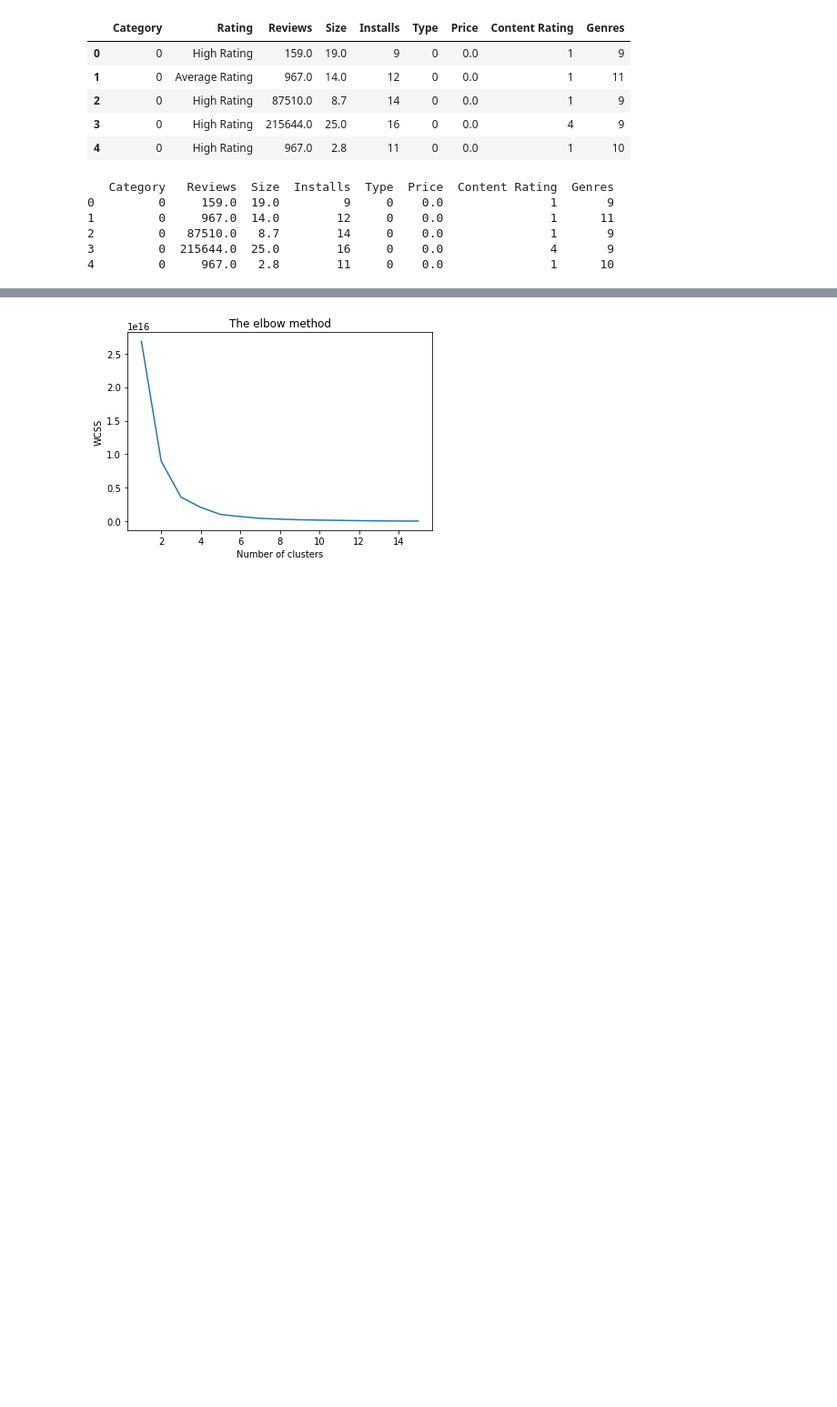
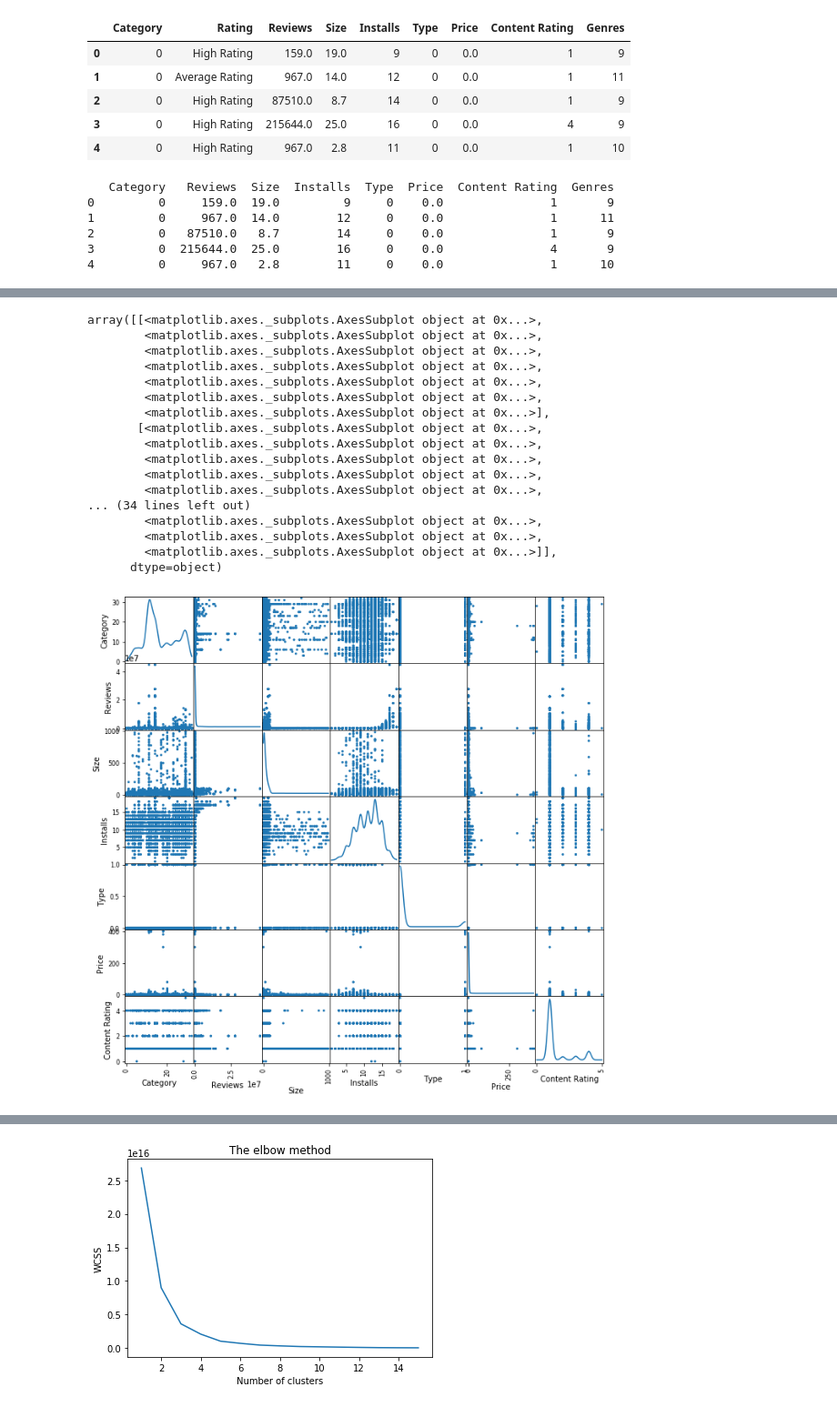
Before and after one commit to judyssc/MachineLearning, a Jupyter notebook: KMeans - Lee Siong.ipynb, the cells around one changed output, grey strips where cells are left out. Shown: that part at 91% size. Cells and saved outputs as stored; diff of their text form; code cells hidden in the pictures; blank space fills up the shorter version.

```diff
--- a/KMeans - Lee Siong.ipynb
+++ b/KMeans - Lee Siong.ipynb
@@ -29,0 +47,23 @@ print (ds1_7.head())
+# %%
+from pandas.plotting import scatter_matrix
+
+scatter_matrix(dataset.iloc[:,0:8], alpha=1, figsize=(11, 11), diagonal='kde')
+# %% [output]
+array([[<matplotlib.axes._subplots.AxesSubplot object at 0x...>,
+        <matplotlib.axes._subplots.AxesSubplot object at 0x...>,
+        <matplotlib.axes._subplots.AxesSubplot object at 0x...>,
+        <matplotlib.axes._subplots.AxesSubplot object at 0x...>,
+        <matplotlib.axes._subplots.AxesSubplot object at 0x...>,
+        <matplotlib.axes._subplots.AxesSubplot object at 0x...>,
+        <matplotlib.axes._subplots.AxesSubplot object at 0x...>],
+       [<matplotlib.axes._subplots.AxesSubplot object at 0x...>,
+        <matplotlib.axes._subplots.AxesSubplot object at 0x...>,
+        <matplotlib.axes._subplots.AxesSubplot object at 0x...>,
+        <matplotlib.axes._subplots.AxesSubplot object at 0x...>,
+        <matplotlib.axes._subplots.AxesSubplot object at 0x...>,
+... (34 lines left out)
+        <matplotlib.axes._subplots.AxesSubplot object at 0x...>,
+        <matplotlib.axes._subplots.AxesSubplot object at 0x...>,
+        <matplotlib.axes._subplots.AxesSubplot object at 0x...>]],
+      dtype=object)
+[figure, added]
```
Also changed, not shown: parts of 22 cells of this notebook.
